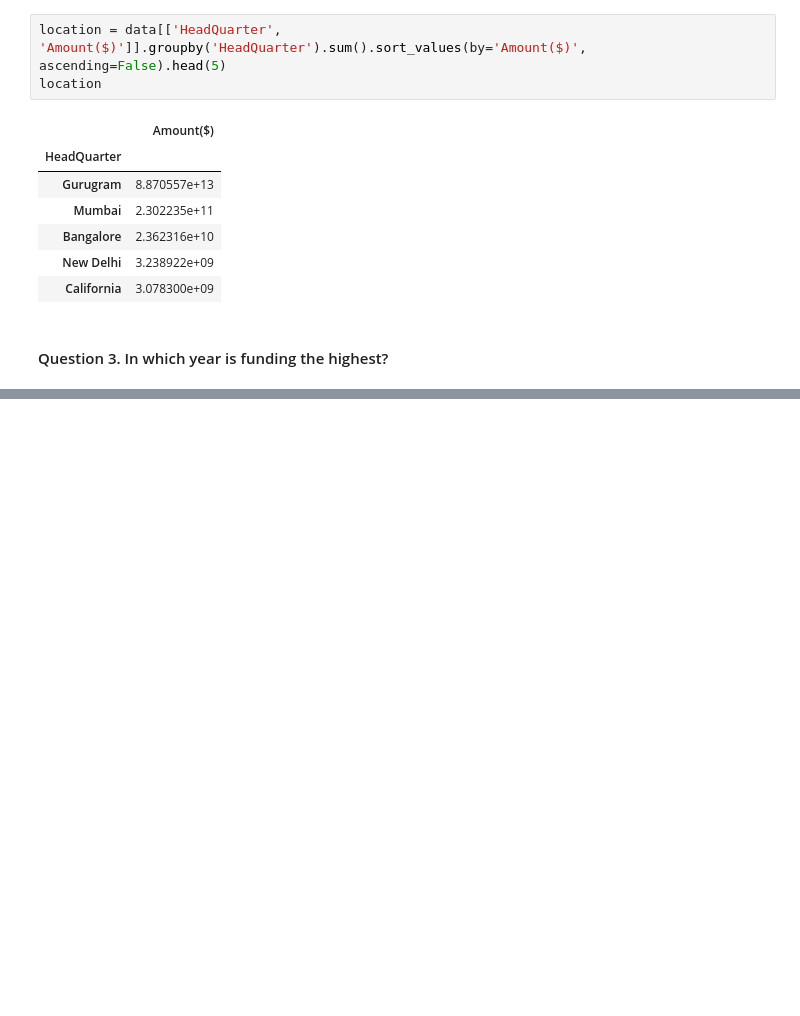
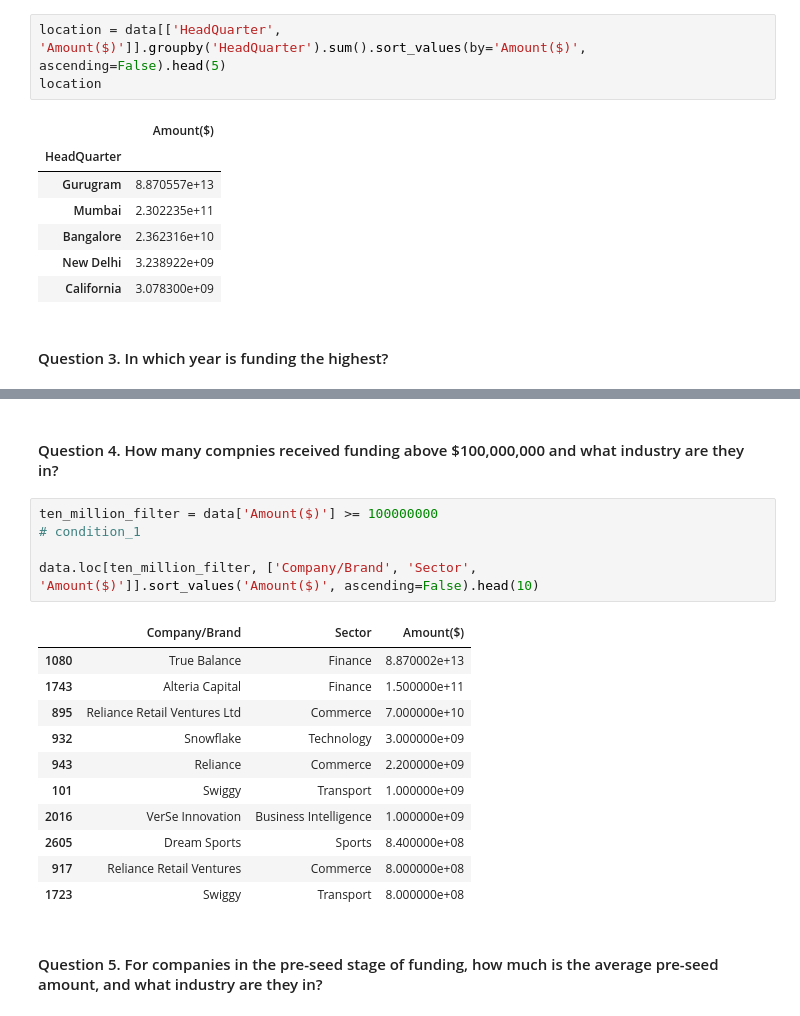
Before and after one commit to coderacheal/Indian-Startup-Ecosystem-Analysis, a Jupyter notebook: indian-startup.ipynb, the cells around one changed output, grey strips where cells are left out. Cells and saved outputs as stored; diff of their text form; blank space fills up the shorter version.

```diff
--- a/indian-startup.ipynb
+++ b/indian-startup.ipynb
@@ -829,0 +845,21 @@ location
+# %% [markdown]
+#### Question 4. How many compnies received funding above $100,000,000 and what industry are they in?
+# %%
+ten_million_filter = data['Amount($)'] >= 100000000
+# condition_1
+
+data.loc[ten_million_filter, ['Company/Brand', 'Sector', 'Amount($)']].sort_values('Amount($)', ascending=False).head(10)
+# %% [output]
+|  | Company/Brand | Sector | Amount($) |
+| 1080 | True Balance | Finance | 8.870002e+13 |
+| 1743 | Alteria Capital | Finance | 1.500000e+11 |
+| 895 | Reliance Retail Ventures Ltd | Commerce | 7.000000e+10 |
+| 932 | Snowflake | Technology | 3.000000e+09 |
+| 943 | Reliance | Commerce | 2.200000e+09 |
+| 101 | Swiggy | Transport | 1.000000e+09 |
+| 2016 | VerSe Innovation | Business Intelligence | 1.000000e+09 |
+| 2605 | Dream Sports | Sports | 8.400000e+08 |
+| 917 | Reliance Retail Ventures | Commerce | 8.000000e+08 |
+| 1723 | Swiggy | Transport | 8.000000e+08 |
+# %% [markdown]
+#### Question 5. For companies in the pre-seed stage of funding, how much is the average pre-seed amount, and what industry are they in?
```
Also changed, not shown: parts of 24 cells of this notebook, 1 other file.
